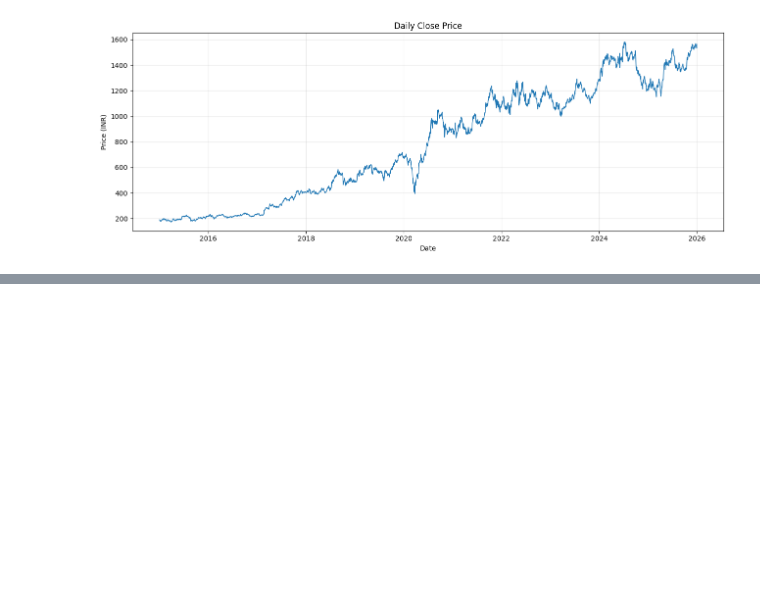
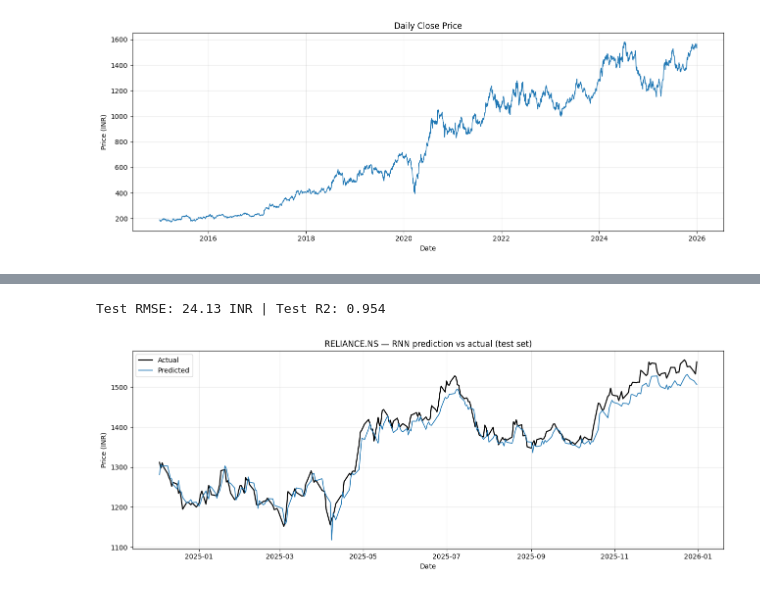
Before and after one commit to shivainlabs/Introduction-to-Deep-Learning-and-GenAI, a Jupyter notebook: Week 07/RNN.ipynb, the cells around one changed output, grey strips where cells are left out. Cells and saved outputs as stored; diff of their text form; code cells hidden in the pictures; blank space fills up the shorter version.

```diff
--- a/Week 07/RNN.ipynb
+++ b/Week 07/RNN.ipynb
@@ -109,0 +168,2 @@ array([[[ 188.78459,  189.9987 ,  188.22012],
+# %%
+BATCH_SIZE = 32
@@ -109,0 +185,20 @@ array([[[ 188.78459,  189.9987 ,  188.22012],
+# %%
+class RNNForecaster(nn.Module):
+  def __init__(self,n_features,hidden_size,num_layers=1):
+    super().__init__()
+    self.hidden_size = 64
+    self.num_layers = num_layers
+    # nonlinearity = tanh
+    # with relu, you can hva problem of exploding
+    self.rnn = nn.RNN(input_size = n_features, hidden_size=hidden_size, num_layers = num_layers, batch_first = True, nonlinearity = 'tanh')
+    self.head = nn.Linear(hidden_size,1)
+
+  def forward(self,x):
+    b = x.size(0)
+    h0 = torch.zeros(self.num_layers,b, self.hidden_size,device = x.device) # [num_of_layer, Batch_size, Hidden_size]
+    out,h_n = self.rnn(x,h0) # out : [Batch_size,T,H ]
+    last = out[:,-1,:]
+    return self.head(last)
+# %%
+rnn_model = RNNForecaster(3,64,1)
+print(rnn_model)
@@ -109,0 +267,26 @@ array([[[ 188.78459,  189.9987 ,  188.22012],
+# %%
+rnn_model.eval()
+with torch.no_grad():
+    test_pred_scaled = rnn_model(Xte_t.to(device)).cpu().numpy()
+
+y_test_true = target_scaler.inverse_transform(y_test)          # actual price (INR)
+y_test_pred = target_scaler.inverse_transform(test_pred_scaled)  # predicted price (INR)
+
+test_rmse = np.sqrt(mean_squared_error(y_test_true, y_test_pred))
+test_r2   = r2_score(y_test_true, y_test_pred)
+print(f"Test RMSE: {test_rmse:.2f} INR | Test R2: {test_r2:.3f}")
+# %% [output]
+Test RMSE: 24.13 INR | Test R2: 0.954
+# %%
+# each test target is the day AFTER its window, so align dates from LOOKBACK onward
+test_dates = data_raw.index[LOOKBACK:][-len(y_test_true):]
+
+plt.figure(figsize=(13, 5))
+plt.plot(test_dates, y_test_true, label="Actual",    color="black", lw=1.6)
+plt.plot(test_dates, y_test_pred, label="Predicted", lw=1.2)
+plt.title("RELIANCE.NS — RNN prediction vs actual (test set)")
+plt.xlabel("Date"); plt.ylabel("Price (INR)")
+plt.legend(); plt.grid(alpha=0.3)
+plt.tight_layout(); plt.show()
+# %% [output]
+[figure, added]
```
Also changed, not shown: parts of 17 cells of this notebook.
